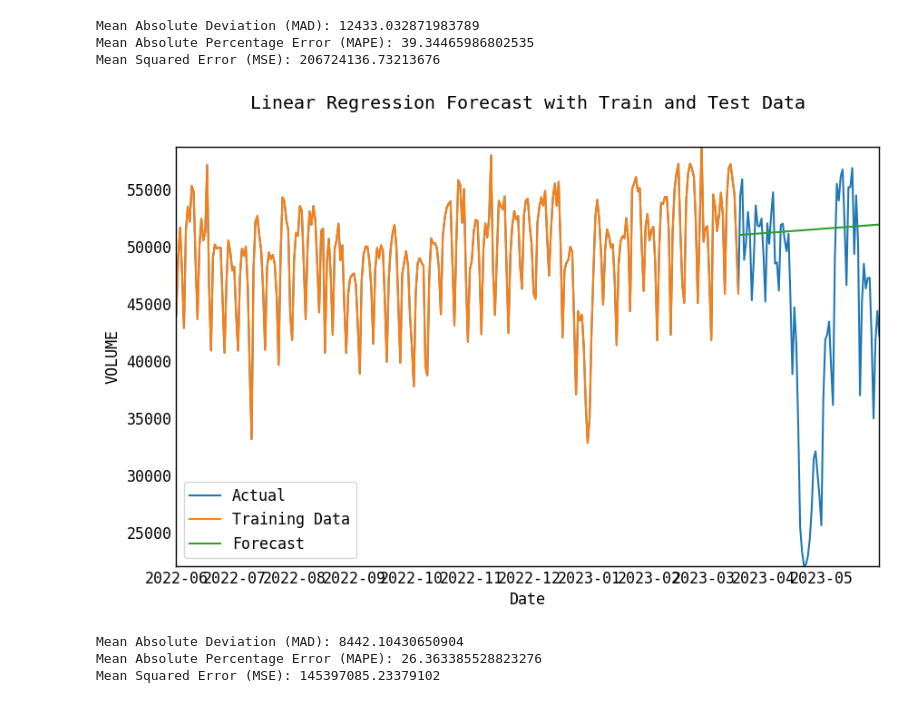
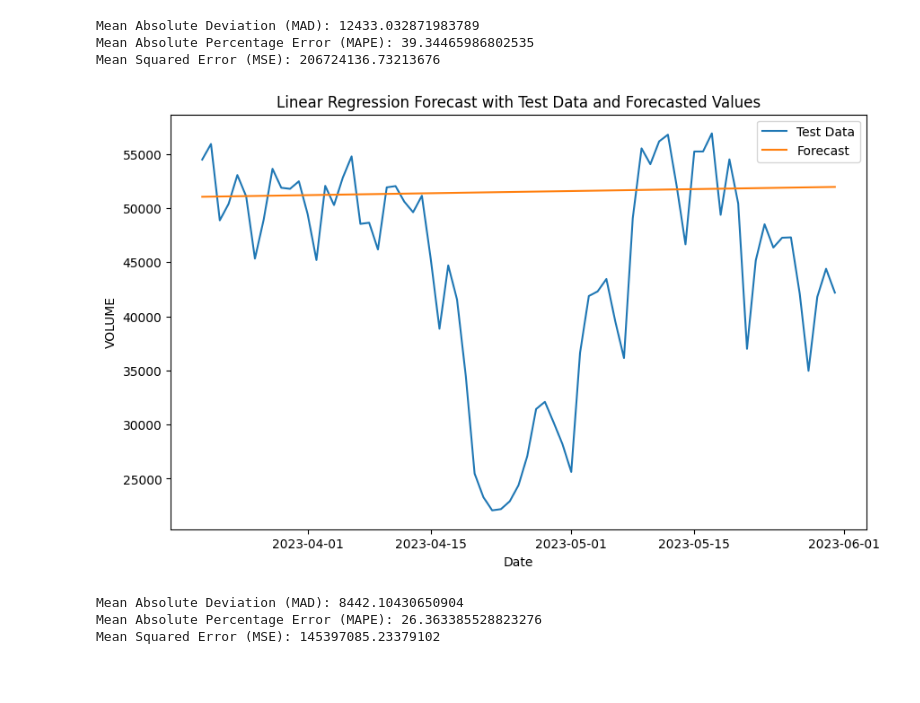
Before and after one commit to RizkiRiyadi/ForecastGasDemandKarawang, a Jupyter notebook: ForecastTest.ipynb, the cells around one changed output. Saved outputs shown, nothing was run; the diff lists cells and outputs as text; code cells hidden in the pictures; blank space fills up the shorter version.

```diff
--- a/ForecastTest.ipynb
+++ b/ForecastTest.ipynb
@@ -963,38 +1073,37 @@ from sklearn.linear_model import LinearRegression
 
 # Assuming you have a DataFrame called 'df' with a date index and a 'VOLUME' column
 
 # Split the data into train and test sets
 train_size = int(len(df) * 0.8)  # 80% for training
 train_data = df.iloc[:train_size]
 test_data = df.iloc[train_size:]
 
 # Prepare the training data
 X_train = np.arange(len(train_data)).reshape(-1, 1)
 y_train = train_data['VOLUME'].values
 
 # Prepare the test data
 X_test = np.arange(len(train_data), len(df)).reshape(-1, 1)
 y_test = test_data['VOLUME'].values
 
 # Create and fit the linear regression model
 model = LinearRegression()
 model.fit(X_train, y_train)
 
 # Forecast using the fitted model for the test data period
 forecast_values = model.predict(X_test)
 
-# Plot the actual values, training data, and forecasted values
+# Plot the test data and forecasted values
 plt.figure(figsize=(10, 6))
-plt.plot(df.index, df['VOLUME'], label='Actual')
-plt.plot(train_data.index, train_data['VOLUME'], label='Training Data')
+plt.plot(test_data.index, test_data['VOLUME'], label='Test Data')
 plt.plot(test_data.index, forecast_values, label='Forecast')
 plt.xlabel('Date')
 plt.ylabel('VOLUME')
-plt.title('Linear Regression Forecast with Train and Test Data')
+plt.title('Linear Regression Forecast with Test Data and Forecasted Values')
 plt.legend()
 plt.show()
 # %% [output]
-[figure, old version]
+[figure, new version]
 # %%
 from sklearn.linear_model import LinearRegression
 from sklearn.metrics import mean_absolute_error, mean_squared_error
```
Also changed, not shown: parts of 13 cells of this notebook, 3 other files.
